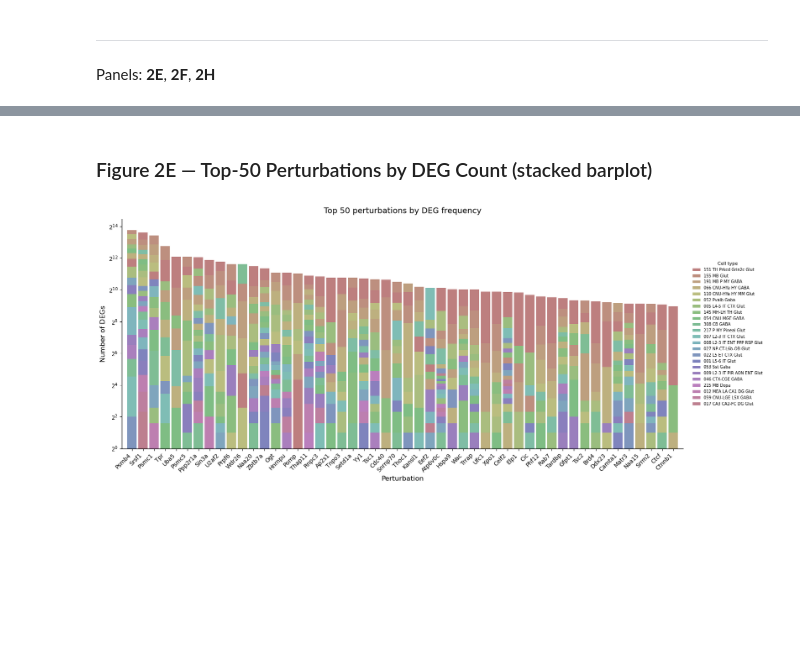
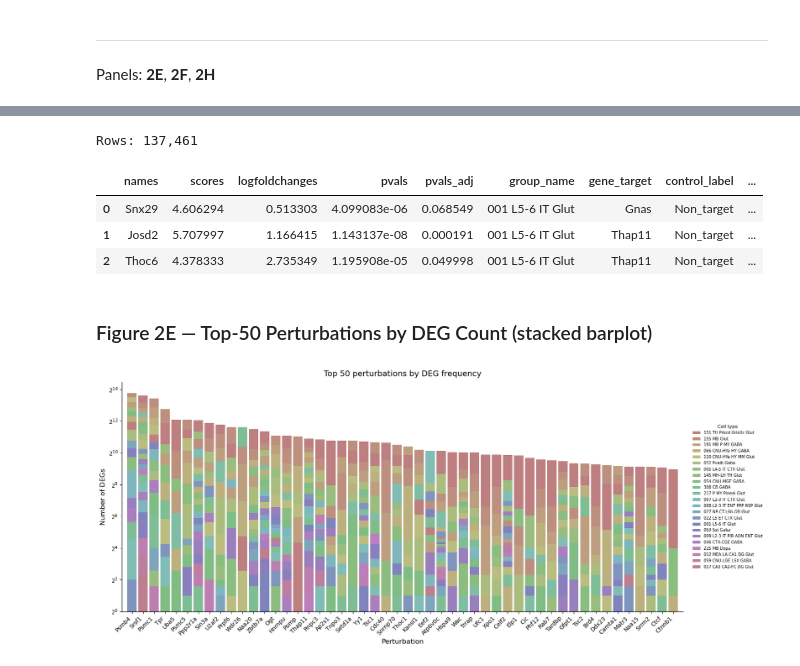
Before and after one commit to jinlabneurogenomics/wholebrainperturbseq, a Jupyter notebook: notebooks/Figure_2/Figure_2_e-f-g-h-i/figure2_panels.ipynb, the cells around one changed output, grey strips where cells are left out. Saved outputs shown, nothing was run; the diff lists cells and outputs as text; code cells hidden in the pictures; blank space fills up the shorter version.

```diff
--- a/notebooks/Figure_2/Figure_2_e-f-g-h-i/figure2_panels.ipynb
+++ b/notebooks/Figure_2/Figure_2_e-f-g-h-i/figure2_panels.ipynb
@@ -48,3 +38,18 @@ Rows: 137,461
+# %%
+DEG_PATH = DATA_DIR / 'diff_expr_genes' / 'wilcoxon_de_results_group_name_final_data_no_multi_guide_cells.parquet'
+deg = pl.read_parquet(DEG_PATH)
+deg = deg.filter(
+    (pl.col("pvals_adj") < 0.1)
+).to_pandas()
+
+print(f'Rows: {len(deg):,}')
+deg.head(3)
+# %% [output]
+Rows: 137,461
+|  | names | scores | logfoldchanges | pvals | pvals_adj | group_name | gene_target | control_label | ... |
+| 0 | Snx29 | 4.606294 | 0.513303 | 4.099083e-06 | 0.068549 | 001 L5-6 IT Glut | Gnas | Non_target | ... |
+| 1 | Josd2 | 5.707997 | 1.166415 | 1.143137e-08 | 0.000191 | 001 L5-6 IT Glut | Thap11 | Non_target | ... |
+| 2 | Thoc6 | 4.378333 | 2.735349 | 1.195908e-05 | 0.049998 | 001 L5-6 IT Glut | Thap11 | Non_target | ... |
 # %% [markdown]
 ### Figure 2E — Top-50 Perturbations by DEG Count (stacked barplot)
 # %%
```
Also changed, not shown: parts of 8 cells of this notebook, 13 other files.
